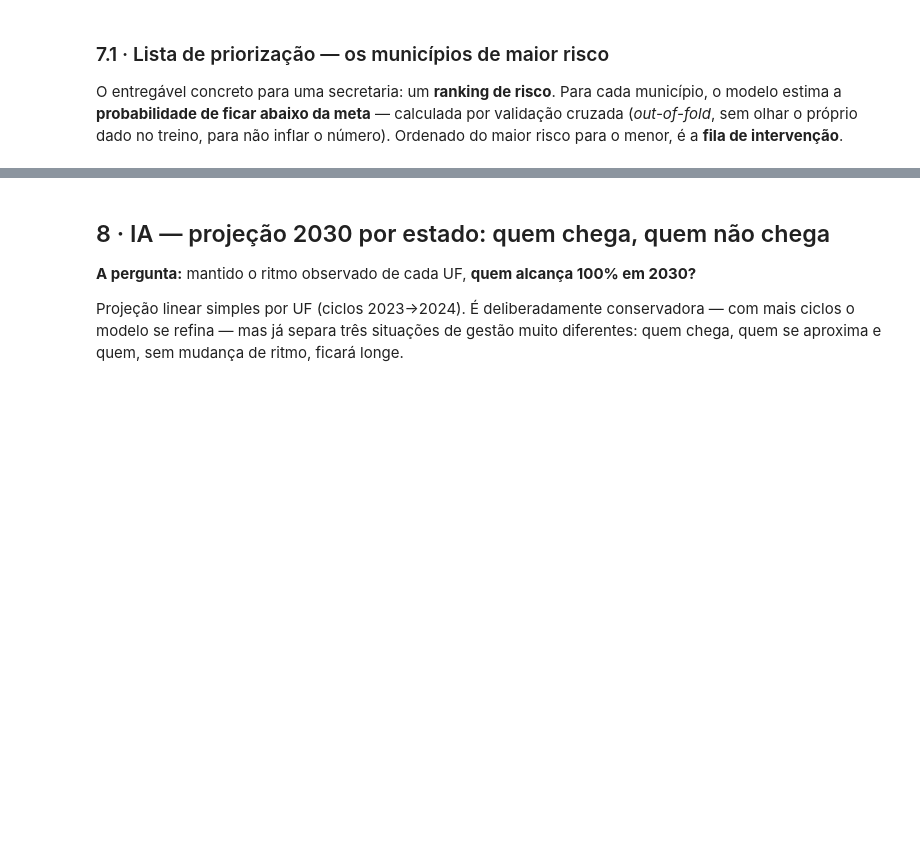
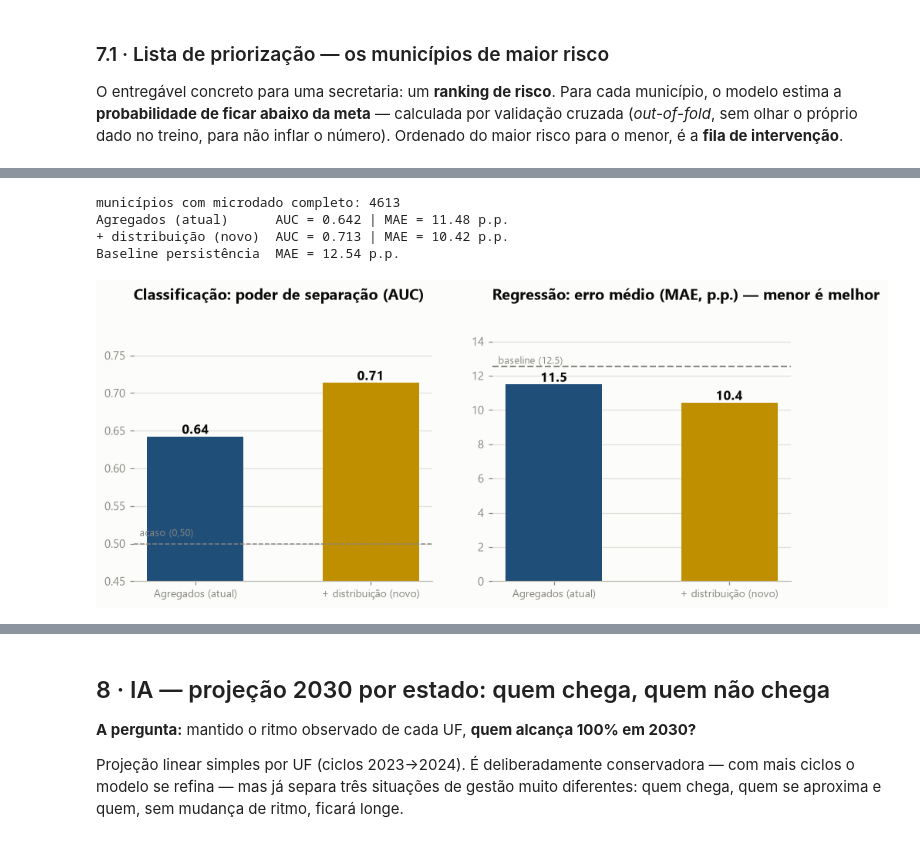
Before and after one commit to andreferraz-fiap-fase2/tech-challenge-fase2, a Jupyter notebook: notebooks/insights.ipynb, the cells around one changed output, grey strips where cells are left out. Cells and saved outputs as stored; diff of their text form; code cells hidden in the pictures; blank space fills up the shorter version.

```diff
--- a/notebooks/insights.ipynb
+++ b/notebooks/insights.ipynb
@@ -492,0 +513,76 @@ Lista completa (4689 municípios) exportada para notebooks/priorizacao_risco.csv
+# %%
+# Features distribucionais a partir do microdado (silver/fato_aluno, 2023)
+al23 = read_table("silver", "fato_aluno").filter(
+    (pl.col("ano") == 2023) & pl.col("presente")
+    & pl.col("rede_nome").is_in(["Estadual", "Municipal", "Pública (Est+Mun)"])
+    & pl.col("proficiencia").is_not_null())
+dist = al23.group_by("id_municipio").agg(
+    pl.len().alias("n_avaliados"),
+    ((pl.col("proficiencia") >= 713) & (pl.col("proficiencia") < 743)).mean().alias("pct_quase_la"),
+    ((pl.col("proficiencia") >= 743) & (pl.col("proficiencia") < 773)).mean().alias("pct_recem_acima"),
+    (pl.col("proficiencia") < 680).mean().alias("pct_critico"),
+    pl.col("proficiencia").std().alias("prof_std"),
+    pl.col("proficiencia").quantile(0.25).alias("prof_p25"),
+)
+pres = (read_table("silver", "fato_aluno").filter(pl.col("ano") == 2023)
+        .group_by("id_municipio").agg(pl.col("presente").mean().alias("taxa_presenca")))
+
+rica = (cbase.join(dist, on="id_municipio", how="inner")
+        .join(pres, on="id_municipio", how="inner")
+        .join(feats.filter(pl.col("ano") == 2024)
+              .select("id_municipio", "taxa_alfabetizacao"), on="id_municipio")
+        .drop_nulls())
+print(f"municípios com microdado completo: {rica.height}")
+
+F_ATUAL = ["taxa_ano_anterior", "proficiencia_2023", "meta_alfabetizacao"]
+F_RICO = F_ATUAL + ["n_avaliados", "pct_quase_la", "pct_recem_acima",
+                    "pct_critico", "prof_std", "prof_p25", "taxa_presenca"]
+y_cls2 = rica["atingiu_meta"].to_numpy().astype(int)
+y_reg2 = rica["taxa_alfabetizacao"].to_numpy()
+
+aucs, maes = {}, {}
+for nome, cols in [("Agregados (atual)", F_ATUAL), ("+ distribuição (novo)", F_RICO)]:
+    Xf = rica.select(cols).to_numpy()
+    aucs[nome] = cross_val_score(RandomForestClassifier(300, min_samples_leaf=5, random_state=42),
+                                 Xf, y_cls2, cv=CV5, scoring="roc_auc").mean()
+    cols_r = [c for c in cols if c != "meta_alfabetizacao"]
+    maes[nome] = -cross_val_score(RandomForestRegressor(300, min_samples_leaf=3, random_state=42),
+                                  rica.select(cols_r).to_numpy(), y_reg2, cv=CV5,
+                                  scoring="neg_mean_absolute_error").mean()
+mae_persist = float(np.mean(np.abs(y_reg2 - rica["taxa_ano_anterior"].to_numpy())))
+for n in aucs:
+    print(f"{n:<22} AUC = {aucs[n]:.3f} | MAE = {maes[n]:.2f} p.p.")
+print(f"{'Baseline persistência':<22} MAE = {mae_persist:.2f} p.p.")
+
+nomes2 = list(aucs.keys())
+fig, (a1, a2) = plt.subplots(1, 2, figsize=(10, 3.8))
+b1 = a1.bar(nomes2, [aucs[n] for n in nomes2], color=[NAVY, GOLD], width=0.55)
+a1.axhline(0.5, color=MUTED, lw=1, ls="--")
+a1.annotate("acaso (0,50)", (0.02, 0.51), xycoords=("axes fraction", "data"),
+            fontsize=8.5, color=MUTED)
+for b, n in zip(b1, nomes2):
+    a1.annotate(f"{aucs[n]:.2f}", (b.get_x() + b.get_width() / 2, b.get_height()),
+                ha="center", va="bottom", fontsize=11, fontweight="bold", color=INK)
+a1.set_ylim(0.45, 0.78)
+a1.set_title("Classificação: poder de separação (AUC)")
+a1.grid(axis="x", visible=False)
+a1.tick_params(axis="x", labelsize=9)
+b2 = a2.bar(nomes2, [maes[n] for n in nomes2], color=[NAVY, GOLD], width=0.55)
+a2.axhline(mae_persist, color=MUTED, lw=1.4, ls="--")
+a2.annotate(f"baseline ({mae_persist:.1f})", (0.02, mae_persist + 0.15),
+            xycoords=("axes fraction", "data"), fontsize=8.5, color=MUTED)
+for b, n in zip(b2, nomes2):
+    a2.annotate(f"{maes[n]:.1f}", (b.get_x() + b.get_width() / 2, b.get_height()),
+                ha="center", va="bottom", fontsize=11, fontweight="bold", color=INK)
+a2.set_ylim(0, 14.5)
+a2.set_title("Regressão: erro médio (MAE, p.p.) — menor é melhor")
+a2.grid(axis="x", visible=False)
+a2.tick_params(axis="x", labelsize=9)
+salva(fig, "11_ganho_features_distribuicao")
+plt.show()
+# %% [output]
+municípios com microdado completo: 4613
+Agregados (atual)      AUC = 0.642 | MAE = 11.48 p.p.
++ distribuição (novo)  AUC = 0.713 | MAE = 10.42 p.p.
+Baseline persistência  MAE = 12.54 p.p.
+[figure, added]
```
Also changed, not shown: parts of 6 cells of this notebook, 5 other files.
